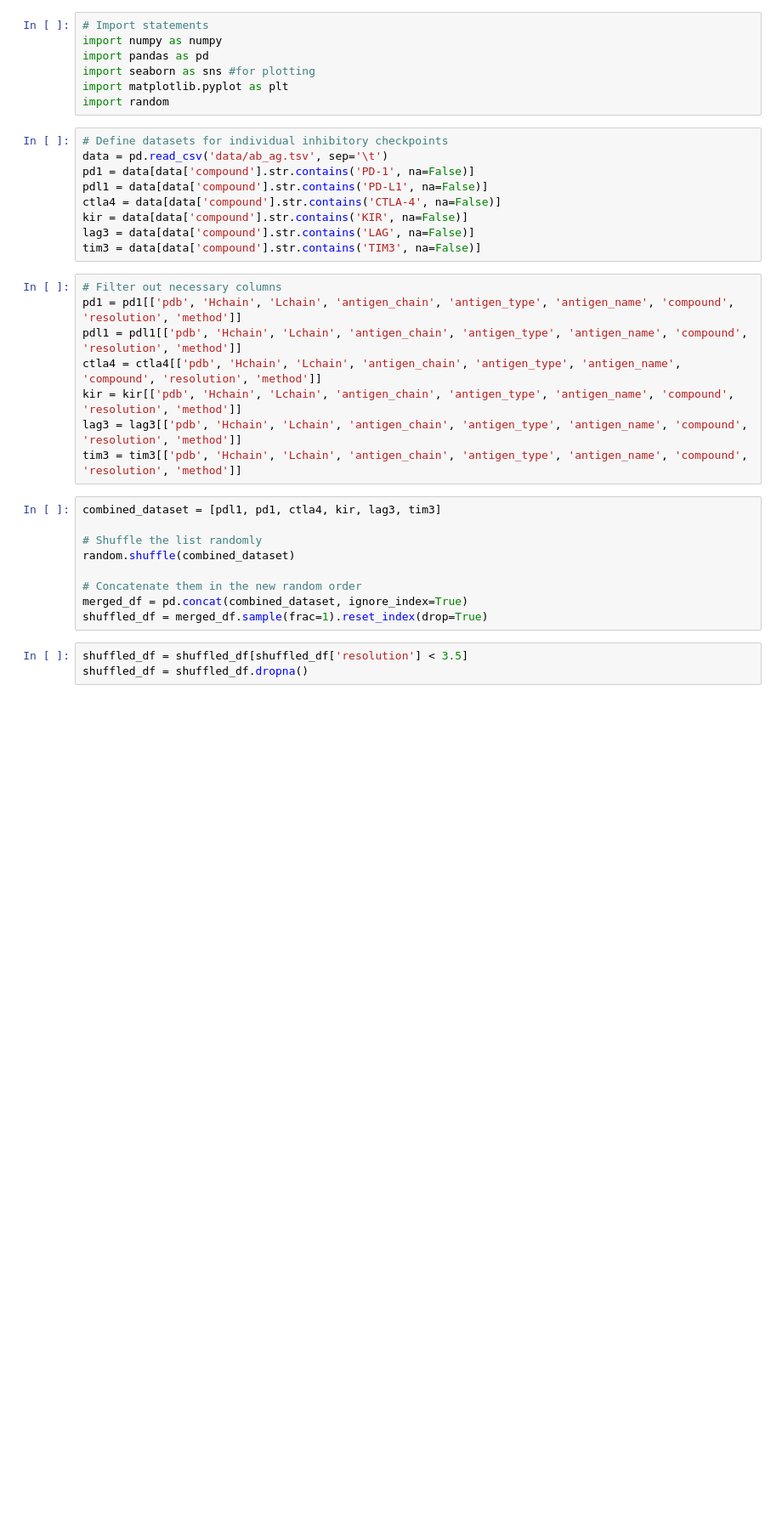
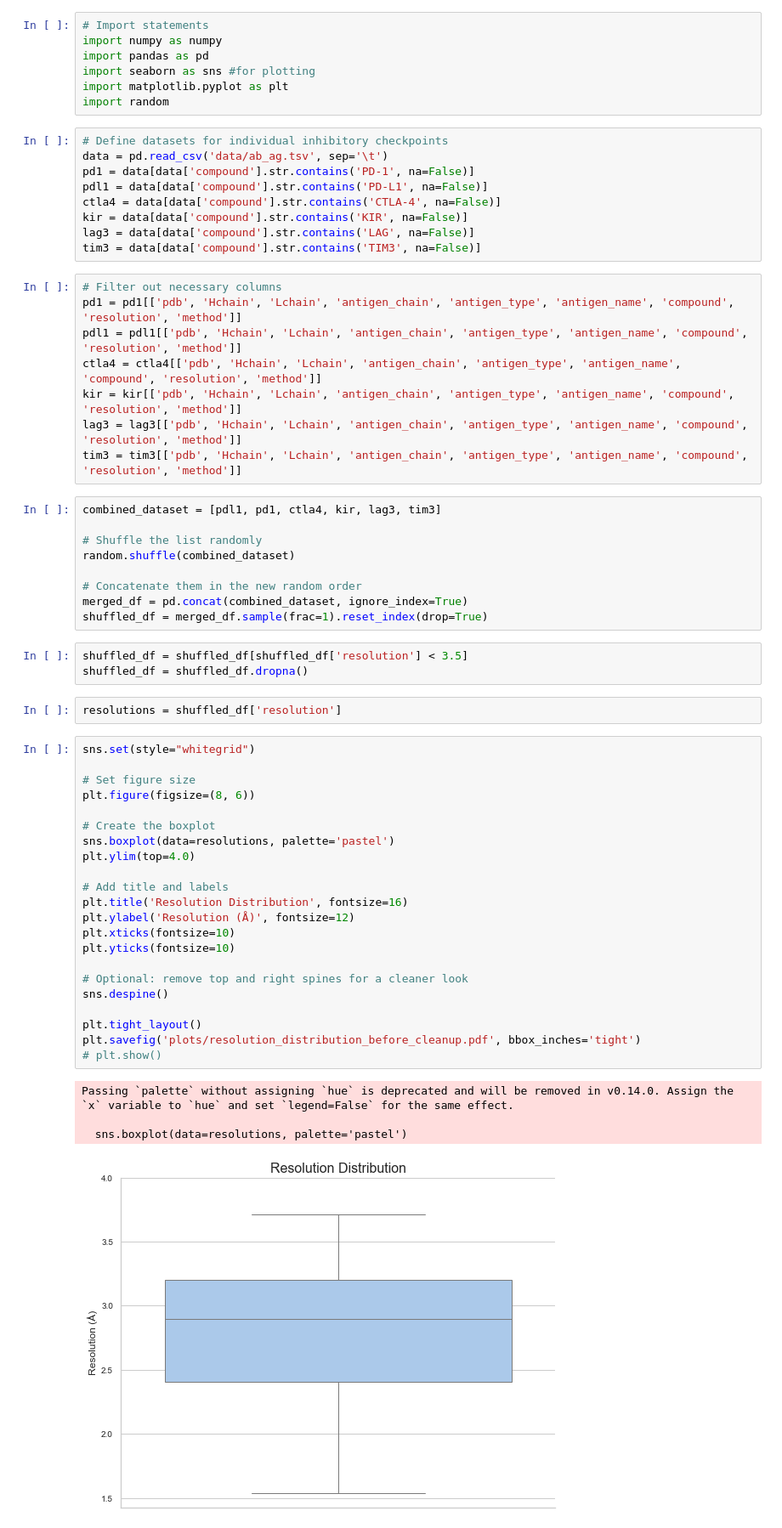
Before and after one commit to datascience-2025-group4/group04-team01, a Jupyter notebook: Structural Analysis_Epitope_Interface.ipynb, the cells around one changed output. Shown at 85% size. Cells and saved outputs as stored; diff of their text form; blank space fills up the shorter version.

```diff
--- a/Structural Analysis_Epitope_Interface.ipynb
+++ b/Structural Analysis_Epitope_Interface.ipynb
@@ -34,3 +34,32 @@ shuffled_df = merged_df.sample(frac=1).reset_index(drop=True)
 # %%
 shuffled_df = shuffled_df[shuffled_df['resolution'] < 3.5]
 shuffled_df = shuffled_df.dropna()
+# %%
+resolutions = shuffled_df['resolution']
+# %%
+sns.set(style="whitegrid")
+
+# Set figure size
+plt.figure(figsize=(8, 6))
+
+# Create the boxplot
+sns.boxplot(data=resolutions, palette='pastel')
+plt.ylim(top=4.0)
+
+# Add title and labels
+plt.title('Resolution Distribution', fontsize=16)
+plt.ylabel('Resolution (Å)', fontsize=12)
+plt.xticks(fontsize=10)
+plt.yticks(fontsize=10)
+
+# Optional: remove top and right spines for a cleaner look
+sns.despine()
+
+plt.tight_layout()
+plt.savefig('plots/resolution_distribution_before_cleanup.pdf', bbox_inches='tight')
+# plt.show()
+# %% [output]
+Passing `palette` without assigning `hue` is deprecated and will be removed in v0.14.0. Assign the `x` variable to `hue` and set `legend=False` for the same effect.
+
+  sns.boxplot(data=resolutions, palette='pastel')
+[figure, added]
```
Also changed, not shown: parts of 15 cells of this notebook.
